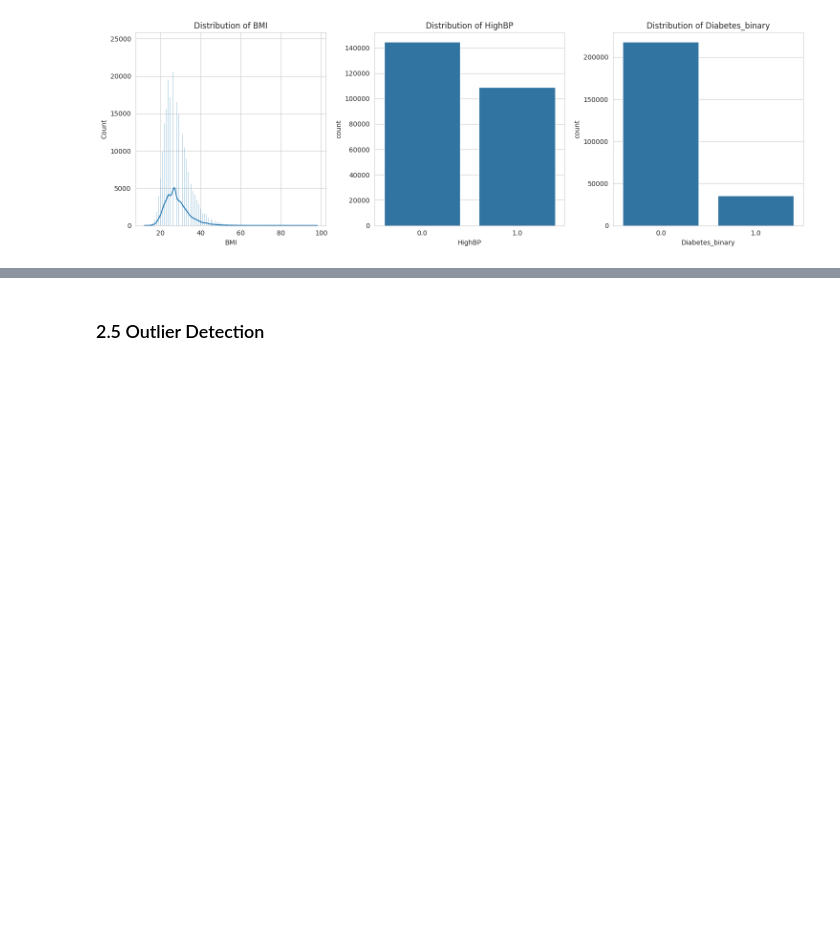
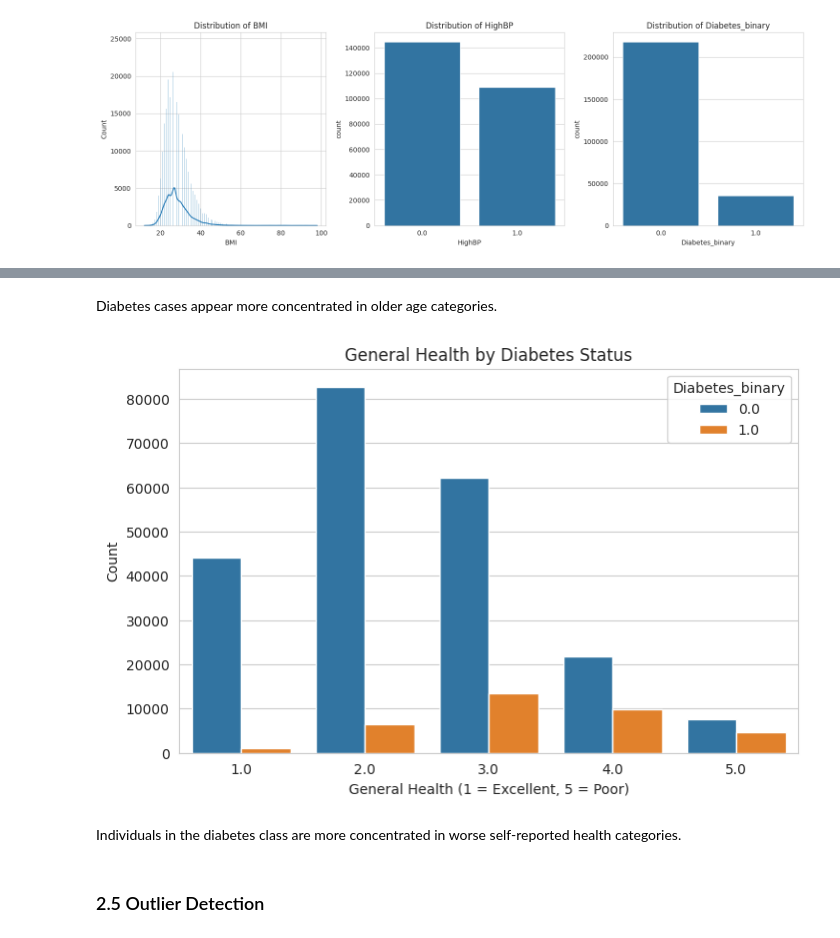
Before and after one commit to rpark3/ECON-3916-ML-Prediction-Project-Final-Project, a Jupyter notebook: 3916_final_project_starter.ipynb, the cells around one changed output, grey strips where cells are left out. Drawn from its saved outputs; the diff is of its cells as text; code cells hidden in the pictures; blank space fills up the shorter version.

```diff
--- a/3916_final_project_starter.ipynb
+++ b/3916_final_project_starter.ipynb
@@ -194,3 +211,16 @@ plt.show()
+# %% [markdown]
+Diabetes cases appear more concentrated in older age categories.
+# %%
+plt.figure(figsize=(8,5))
+sns.countplot(x='GenHlth', hue='Diabetes_binary', data=df)
+plt.title('General Health by Diabetes Status')
+plt.xlabel('General Health (1 = Excellent, 5 = Poor)')
+plt.ylabel('Count')
+plt.show()
+# %% [output]
+[figure, added]
+# %% [markdown]
+Individuals in the diabetes class are more concentrated in worse self-reported health categories.
 # %% [markdown]
 ### 2.5 Outlier Detection
 # %%
```
Also changed, not shown: parts of 20 cells of this notebook.
